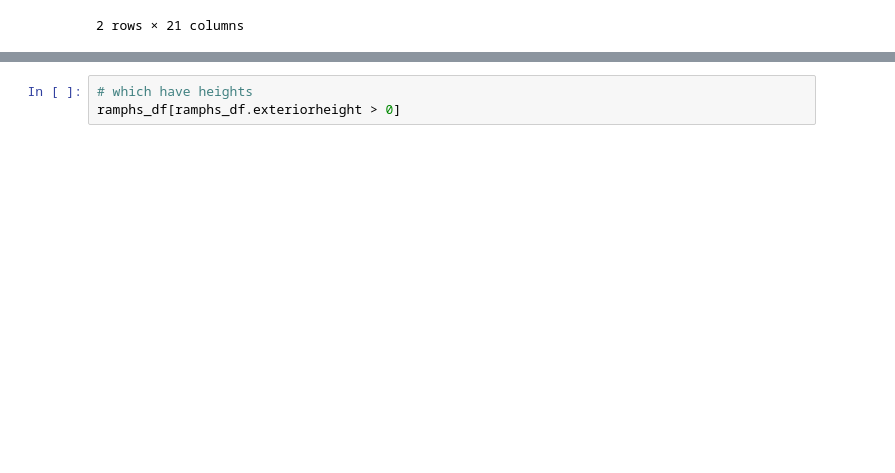
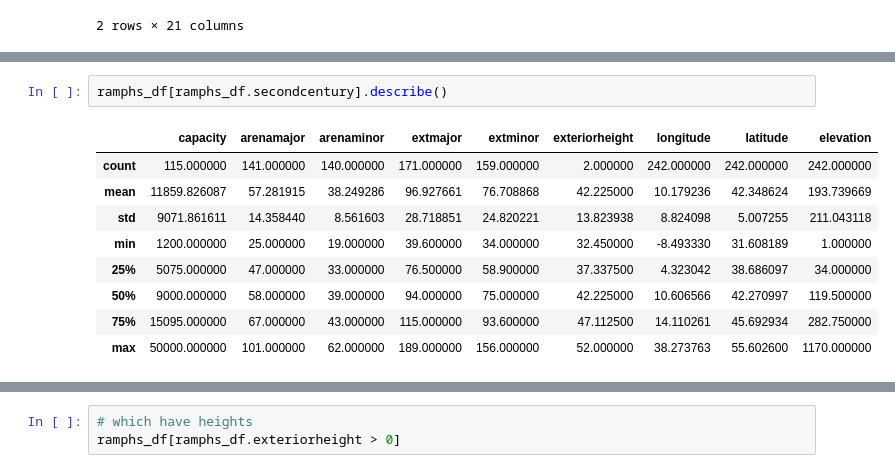
Before and after one commit to sfsheath/roman-amphitheaters, a Jupyter notebook: utility.ipynb, the cells around one changed output, grey strips where cells are left out. Drawn from its saved outputs; the diff is of its cells as text; blank space fills up the shorter version.

```diff
--- a/utility.ipynb
+++ b/utility.ipynb
@@ -167,4 +170,16 @@ ramphs_df.describe()
 | max | 50000.000000 | 101.000000 | 62.000000 | 189.000000 | 156.000000 | 52.000000 | 40.728926 | 55.602600 | 1170.000000 |
+# %%
+ramphs_df[ramphs_df.secondcentury].describe()
+# %% [output]
+|  | capacity | arenamajor | arenaminor | extmajor | extminor | exteriorheight | longitude | latitude | elevation |
+| count | 115.000000 | 141.000000 | 140.000000 | 171.000000 | 159.000000 | 2.000000 | 242.000000 | 242.000000 | 242.000000 |
+| mean | 11859.826087 | 57.281915 | 38.249286 | 96.927661 | 76.708868 | 42.225000 | 10.179236 | 42.348624 | 193.739669 |
+| std | 9071.861611 | 14.358440 | 8.561603 | 28.718851 | 24.820221 | 13.823938 | 8.824098 | 5.007255 | 211.043118 |
+| min | 1200.000000 | 25.000000 | 19.000000 | 39.600000 | 34.000000 | 32.450000 | -8.493330 | 31.608189 | 1.000000 |
+| 25% | 5075.000000 | 47.000000 | 33.000000 | 76.500000 | 58.900000 | 37.337500 | 4.323042 | 38.686097 | 34.000000 |
+| 50% | 9000.000000 | 58.000000 | 39.000000 | 94.000000 | 75.000000 | 42.225000 | 10.606566 | 42.270997 | 119.500000 |
+| 75% | 15095.000000 | 67.000000 | 43.000000 | 115.000000 | 93.600000 | 47.112500 | 14.110261 | 45.692934 | 282.750000 |
+| max | 50000.000000 | 101.000000 | 62.000000 | 189.000000 | 156.000000 | 52.000000 | 38.273763 | 55.602600 | 1170.000000 |
 # %%
 # Confirm that CSV is readable
 # It would be nice if the "numeric pattern" string survived as strings.
```
Also changed, not shown: parts of 15 cells of this notebook, 11 other files.
